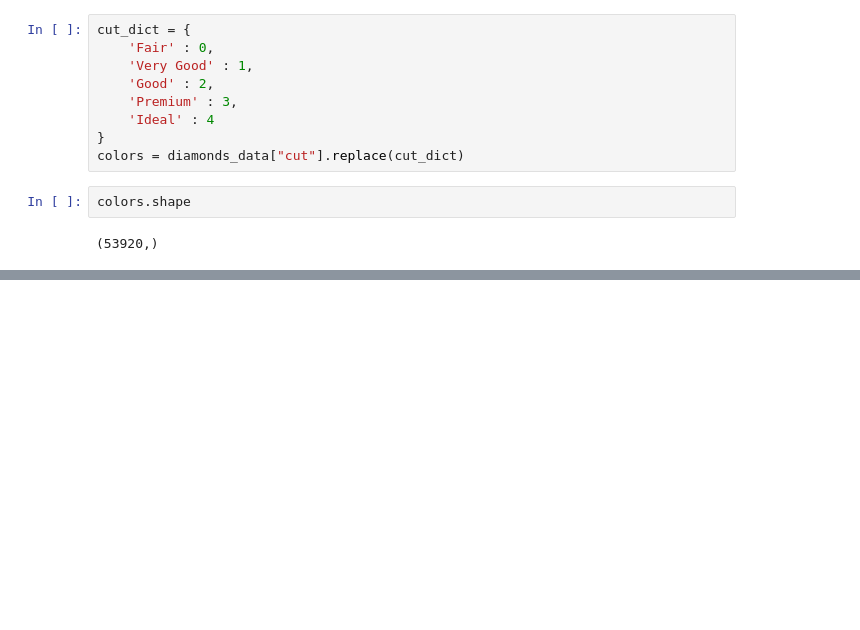
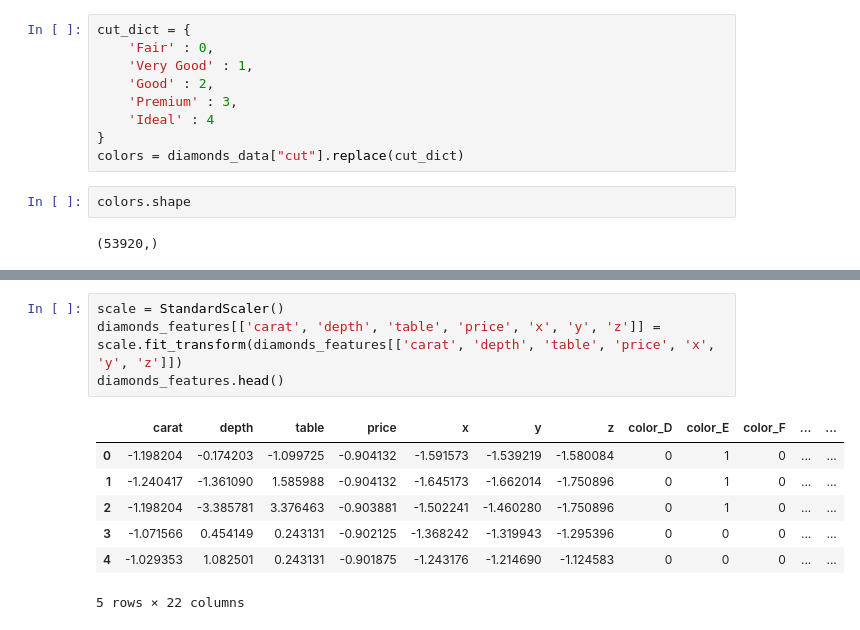
Before and after one commit to LuGeorgiev/Python-SoftUni, a Jupyter notebook: MachineLearning/15.Exam/Exam 15.11.2020 Lyubomir Georgiev.ipynb, the cells around one changed output, grey strips where cells are left out. Cells and saved outputs as stored; diff of their text form; blank space fills up the shorter version.

```diff
--- a/MachineLearning/15.Exam/Exam 15.11.2020 Lyubomir Georgiev.ipynb
+++ b/MachineLearning/15.Exam/Exam 15.11.2020 Lyubomir Georgiev.ipynb
@@ -107,0 +150,12 @@ No handles with labels found to put in legend.
+# %%
+scale = StandardScaler()
+diamonds_features[['carat', 'depth', 'table', 'price', 'x', 'y', 'z']] = scale.fit_transform(diamonds_features[['carat', 'depth', 'table', 'price', 'x', 'y', 'z']])
+diamonds_features.head()
+# %% [output]
+|  | carat | depth | table | price | x | y | z | color_D | color_E | color_F | ... | ... |
+| 0 | -1.198204 | -0.174203 | -1.099725 | -0.904132 | -1.591573 | -1.539219 | -1.580084 | 0 | 1 | 0 | ... | ... |
+| 1 | -1.240417 | -1.361090 | 1.585988 | -0.904132 | -1.645173 | -1.662014 | -1.750896 | 0 | 1 | 0 | ... | ... |
+| 2 | -1.198204 | -3.385781 | 3.376463 | -0.903881 | -1.502241 | -1.460280 | -1.750896 | 0 | 1 | 0 | ... | ... |
+| 3 | -1.071566 | 0.454149 | 0.243131 | -0.902125 | -1.368242 | -1.319943 | -1.295396 | 0 | 0 | 0 | ... | ... |
+| 4 | -1.029353 | 1.082501 | 0.243131 | -0.901875 | -1.243176 | -1.214690 | -1.124583 | 0 | 0 | 0 | ... | ... |
+5 rows × 22 columns
```
Also changed, not shown: parts of 10 cells of this notebook.
